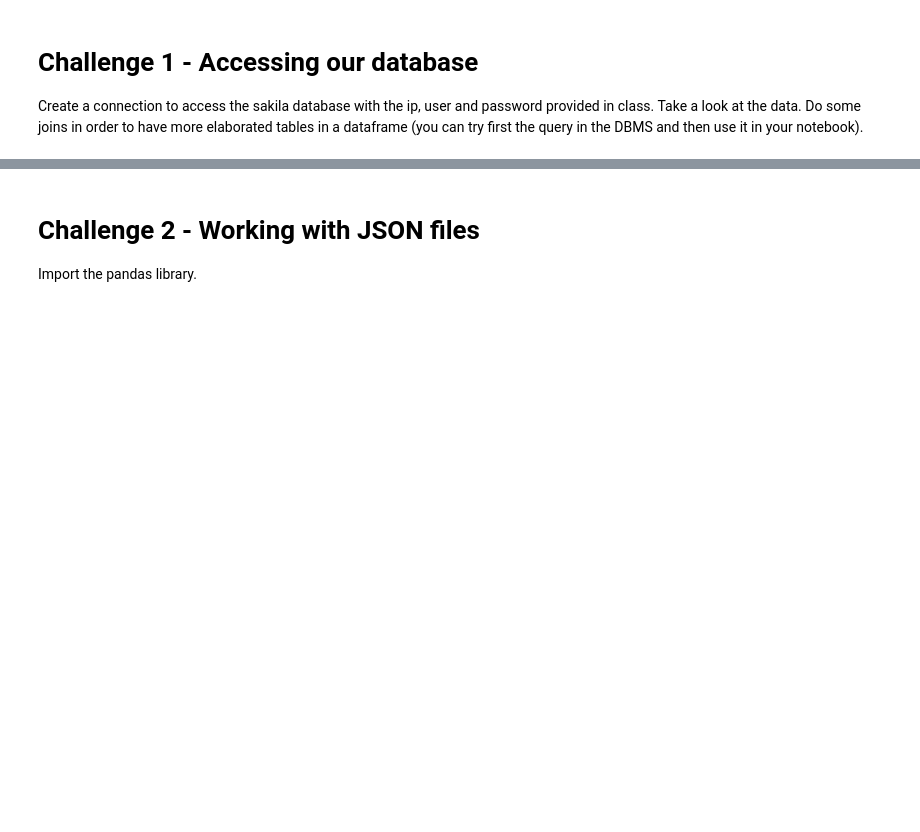
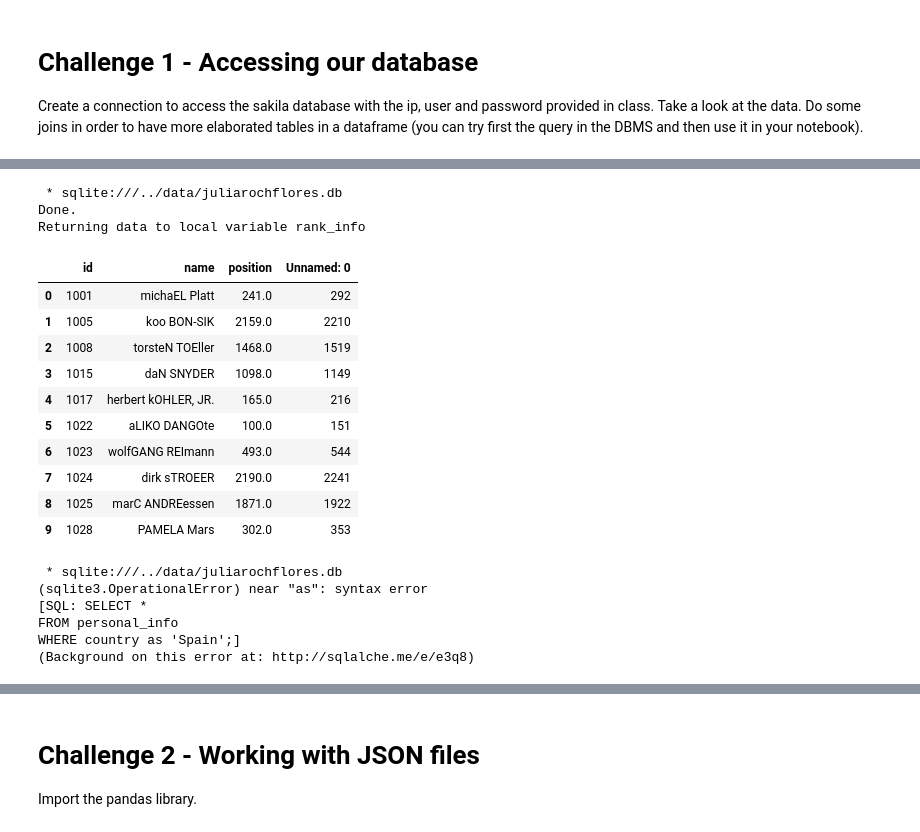
Before and after one commit to ta-data-mad/dataptmad0420, a Jupyter notebook: module-1/importing-exporting-data/your-code/main.ipynb, the cells around one changed output, grey strips where cells are left out. Drawn from its saved outputs; the diff is of its cells as text; code cells hidden in the pictures; blank space fills up the shorter version.

Commit message:
challenge 1 not done

```diff
--- a/module-1/importing-exporting-data/your-code/main.ipynb
+++ b/module-1/importing-exporting-data/your-code/main.ipynb
@@ -8,0 +60,38 @@ Create a connection to access the sakila database with the ip, user and password
+# %%
+%%sql rank_info <<
+
+SELECT *
+FROM rank_info
+ORDER BY id ASC
+LIMIT 10;
+# %% [output]
+ * sqlite:///../data/juliarochflores.db
+Done.
+Returning data to local variable rank_info
+# %%
+rank_info.DataFrame()
+# %% [output]
+|  | id | name | position | Unnamed: 0 |
+| 0 | 1001 | michaEL Platt | 241.0 | 292 |
+| 1 | 1005 | koo BON-SIK | 2159.0 | 2210 |
+| 2 | 1008 | torsteN TOEller | 1468.0 | 1519 |
+| 3 | 1015 | daN SNYDER | 1098.0 | 1149 |
+| 4 | 1017 | herbert kOHLER, JR. | 165.0 | 216 |
+| 5 | 1022 | aLIKO DANGOte | 100.0 | 151 |
+| 6 | 1023 | wolfGANG REImann | 493.0 | 544 |
+| 7 | 1024 | dirk sTROEER | 2190.0 | 2241 |
+| 8 | 1025 | marC ANDREessen | 1871.0 | 1922 |
+| 9 | 1028 | PAMELA Mars | 302.0 | 353 |
+# %%
+%%sql spanish <<
+
+SELECT *
+FROM personal_info
+WHERE country as 'Spain';
+# %% [output]
+ * sqlite:///../data/juliarochflores.db
+(sqlite3.OperationalError) near "as": syntax error
+[SQL: SELECT *
+FROM personal_info
+WHERE country as 'Spain';]
+(Background on this error at: http://sqlalche.me/e/e3q8)
```
Also changed, not shown: parts of 8 cells of this notebook, 3 other files.
